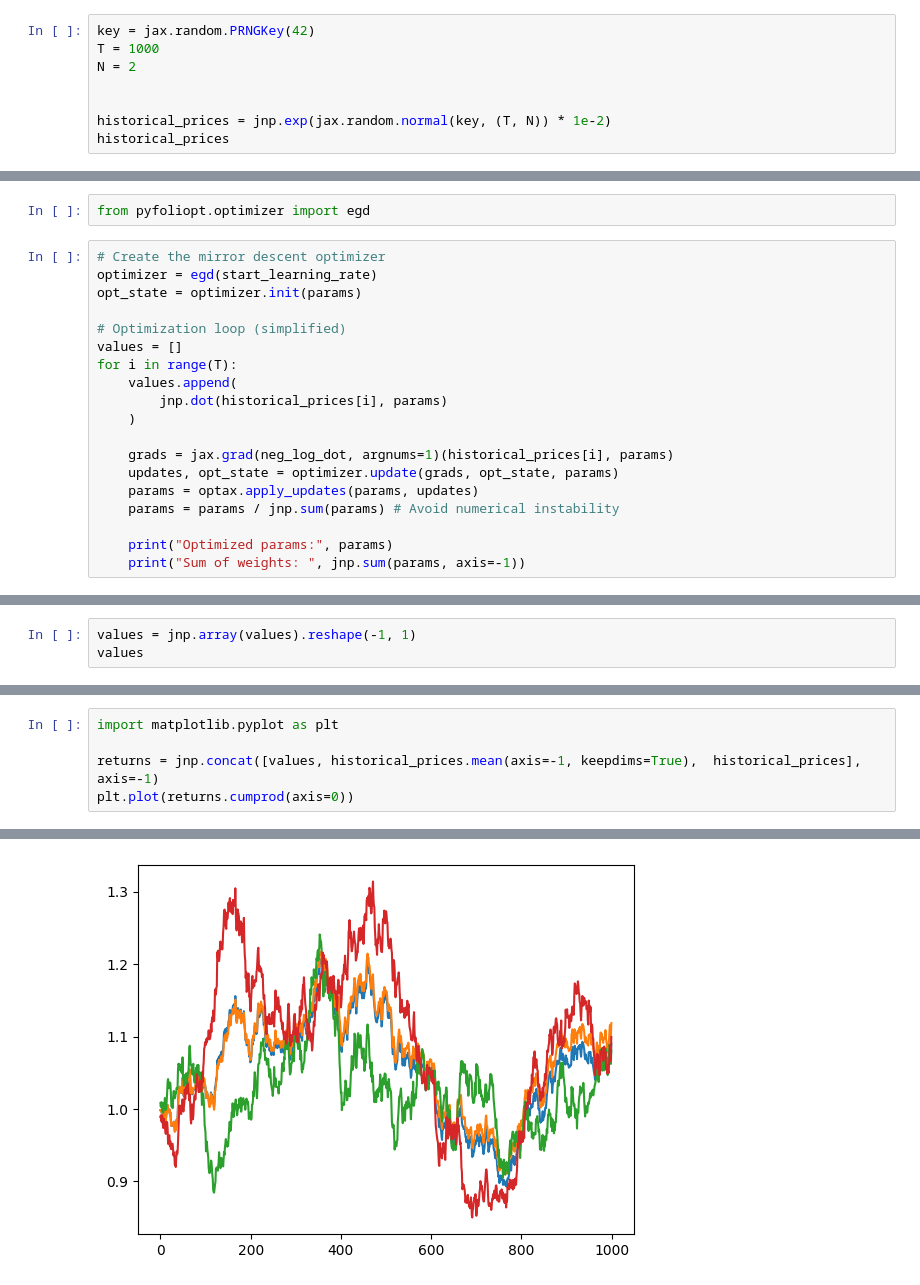
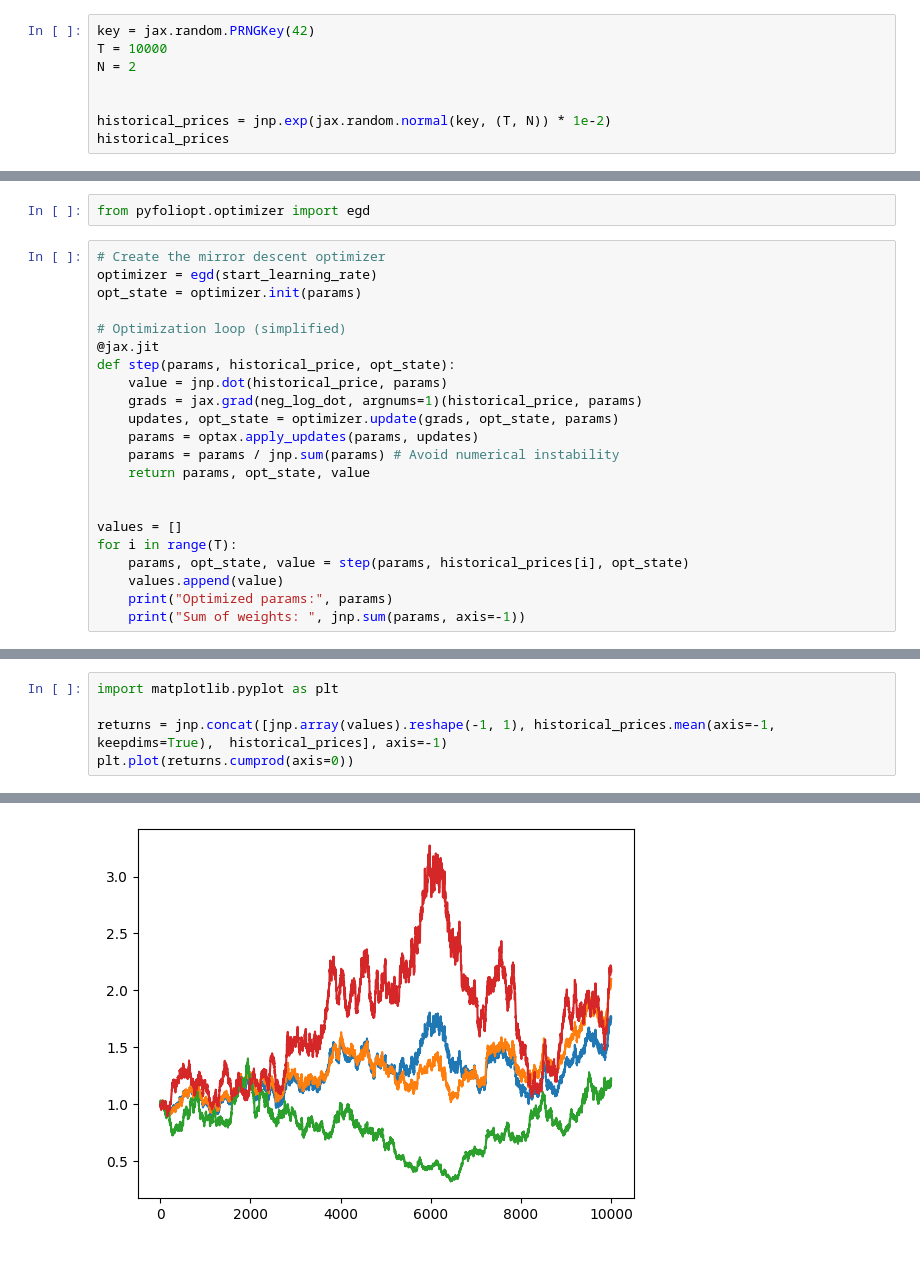
Before and after one commit to jialinyi94/online_pyfolio_opt, a Jupyter notebook: examples/eg_portfolio.ipynb, the cells around one changed output, grey strips where cells are left out. Cells and saved outputs as stored; diff of their text form.

```diff
--- a/examples/eg_portfolio.ipynb
+++ b/examples/eg_portfolio.ipynb
@@ -8,7 +8,7 @@ import optax
 from pyfoliopt.loss import neg_log_dot
 # %%
 key = jax.random.PRNGKey(42)
-T = 1000
+T = 10000
 N = 2
 
 
@@ -34,17 +34,20 @@ optimizer = egd(start_learning_rate)
 opt_state = optimizer.init(params)
 
 # Optimization loop (simplified)
-values = []
-for i in range(T):
-    values.append(
-        jnp.dot(historical_prices[i], params)
-    )
-
-    grads = jax.grad(neg_log_dot, argnums=1)(historical_prices[i], params)
+@jax.jit
+def step(params, historical_price, opt_state):
+    value = jnp.dot(historical_price, params)
+    grads = jax.grad(neg_log_dot, argnums=1)(historical_price, params)
     updates, opt_state = optimizer.update(grads, opt_state, params)
     params = optax.apply_updates(params, updates)
     params = params / jnp.sum(params) # Avoid numerical instability
+    return params, opt_state, value
 
+
+values = []
+for i in range(T):
+    params, opt_state, value = step(params, historical_prices[i], opt_state)
+    values.append(value)
     print("Optimized params:", params)
     print("Sum of weights: ", jnp.sum(params, axis=-1))
 # %% [output]
@@ -68,3 +70,0 @@ Sum of weights:  1.0
-# %%
-values = jnp.array(values).reshape(-1, 1)
-values
@@ -89,11 +75,11 @@ Array([[0.99838483],
 # %%
 import matplotlib.pyplot as plt
 
-returns = jnp.concat([values, historical_prices.mean(axis=-1, keepdims=True),  historical_prices], axis=-1)
+returns = jnp.concat([jnp.array(values).reshape(-1, 1), historical_prices.mean(axis=-1, keepdims=True),  historical_prices], axis=-1)
 plt.plot(returns.cumprod(axis=0))
 # %% [output]
 [<matplotlib.lines.Line2D at 0x...>,
  <matplotlib.lines.Line2D at 0x...>,
  <matplotlib.lines.Line2D at 0x...>,
  <matplotlib.lines.Line2D at 0x...>]
-[figure, old version]
+[figure, new version]
```
Also changed, not shown: parts of 5 cells of this notebook.
